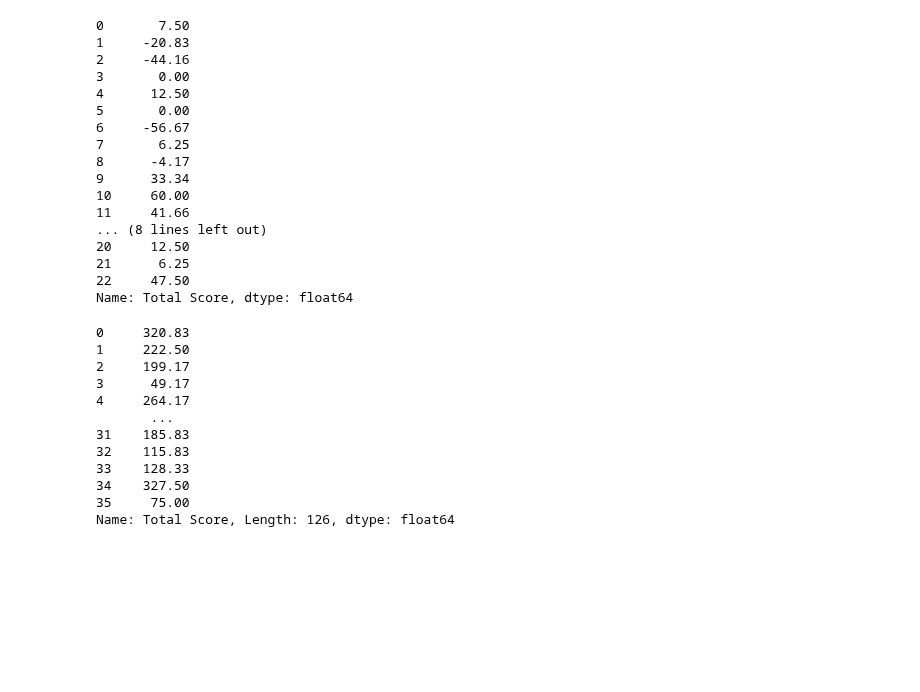
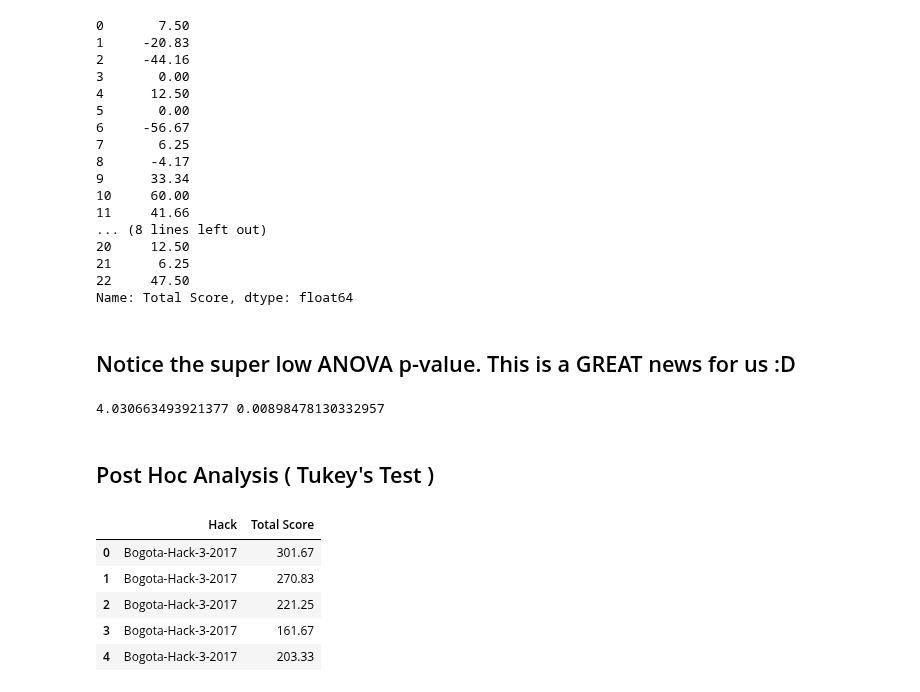
Before and after one commit to ironhacks/spring-2017-analysis, a Jupyter notebook: analysis/Spring-2017-Final.ipynb, the cells around one changed output. Saved outputs shown, nothing was run; the diff lists cells and outputs as text; code cells hidden in the pictures; blank space fills up the shorter version.

Commit message:
post hoc analysis

```diff
--- a/analysis/Spring-2017-Final.ipynb
+++ b/analysis/Spring-2017-Final.ipynb
@@ -565,16 +555,0 @@ df3 = df3.loc[:, ~df3.columns.str.contains('^Unnamed')]
-# %%
-frames = [df['Total Score'], df1['Total Score'], df2['Total Score'], df3['Total Score']]
-result = df['Total Score'].append([df1['Total Score'], df2['Total Score'], df3['Total Score']])
-# %% [output]
-0     320.83
-1     222.50
-2     199.17
-3      49.17
-4     264.17
-       ...
-31    185.83
-32    115.83
-33    128.33
-34    327.50
-35     75.00
-Name: Total Score, Length: 126, dtype: float64
@@ -580,0 +567,20 @@ Name: Total Score, Length: 126, dtype: float64
+# %% [markdown]
+## Notice the super low ANOVA p-value. This is a GREAT news for us :D
+# %%
+import scipy.stats as stats
+# stats f_oneway functions takes the groups as input and returns ANOVA F and p value
+fvalue, pvalue = stats.f_oneway(diff0, diff1, diff2, diff3)
+print(fvalue, pvalue)
+# %% [output]
+4.030663493921377 0.00898478130332957
+# %% [markdown]
+## Post Hoc Analysis ( Tukey's Test )
+# %%
+df3[['Hack', 'Total Score']].head(5)
+# %% [output]
+|  | Hack | Total Score |
+| 0 | Bogota-Hack-3-2017 | 301.67 |
+| 1 | Bogota-Hack-3-2017 | 270.83 |
+| 2 | Bogota-Hack-3-2017 | 221.25 |
+| 3 | Bogota-Hack-3-2017 | 161.67 |
+| 4 | Bogota-Hack-3-2017 | 203.33 |
```
Also changed, not shown: parts of 8 cells of this notebook.
